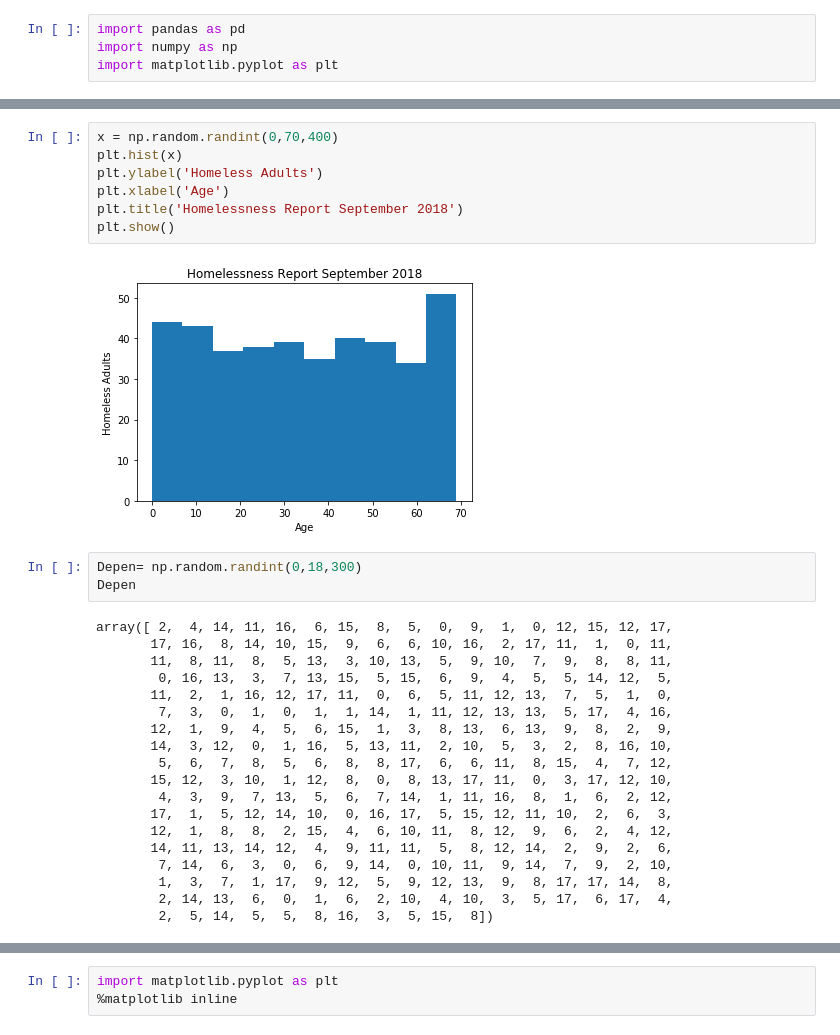
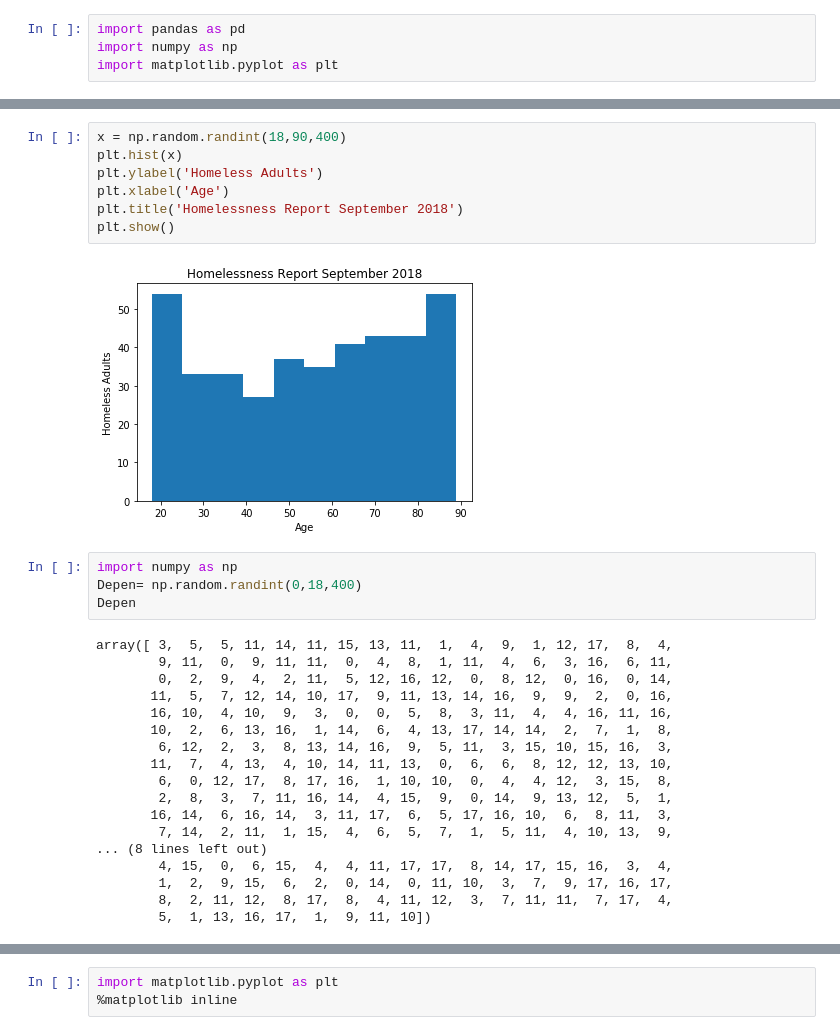
Before and after one commit to MarianneLawless/Programming-DA-Project, a Jupyter notebook: Programming for Data Analysis Project 2018.ipynb, the cells around one changed output, grey strips where cells are left out. Saved outputs shown, nothing was run; the diff lists cells and outputs as text.

```diff
--- a/Programming for Data Analysis Project 2018.ipynb
+++ b/Programming for Data Analysis Project 2018.ipynb
@@ -129,31 +138,31 @@ np.median(age)
 # %%
-x = np.random.randint(0,70,400)
+x = np.random.randint(18,90,400)
 plt.hist(x)
 plt.ylabel('Homeless Adults')
 plt.xlabel('Age')
 plt.title('Homelessness Report September 2018')
 plt.show()
 # %% [output]
-[figure, old version]
+[figure, new version]
 # %%
-Depen= np.random.randint(0,18,300)
+import numpy as np
+Depen= np.random.randint(0,18,400)
 Depen
 # %% [output]
-array([ 2,  4, 14, 11, 16,  6, 15,  8,  5,  0,  9,  1,  0, 12, 15, 12, 17,
-       17, 16,  8, 14, 10, 15,  9,  6,  6, 10, 16,  2, 17, 11,  1,  0, 11,
-       11,  8, 11,  8,  5, 13,  3, 10, 13,  5,  9, 10,  7,  9,  8,  8, 11,
-        0, 16, 13,  3,  7, 13, 15,  5, 15,  6,  9,  4,  5,  5, 14, 12,  5,
-       11,  2,  1, 16, 12, 17, 11,  0,  6,  5, 11, 12, 13,  7,  5,  1,  0,
-        7,  3,  0,  1,  0,  1,  1, 14,  1, 11, 12, 13, 13,  5, 17,  4, 16,
-       12,  1,  9,  4,  5,  6, 15,  1,  3,  8, 13,  6, 13,  9,  8,  2,  9,
-       14,  3, 12,  0,  1, 16,  5, 13, 11,  2, 10,  5,  3,  2,  8, 16, 10,
-        5,  6,  7,  8,  5,  6,  8,  8, 17,  6,  6, 11,  8, 15,  4,  7, 12,
-       15, 12,  3, 10,  1, 12,  8,  0,  8, 13, 17, 11,  0,  3, 17, 12, 10,
-        4,  3,  9,  7, 13,  5,  6,  7, 14,  1, 11, 16,  8,  1,  6,  2, 12,
-       17,  1,  5, 12, 14, 10,  0, 16, 17,  5, 15, 12, 11, 10,  2,  6,  3,
-       12,  1,  8,  8,  2, 15,  4,  6, 10, 11,  8, 12,  9,  6,  2,  4, 12,
-       14, 11, 13, 14, 12,  4,  9, 11, 11,  5,  8, 12, 14,  2,  9,  2,  6,
-        7, 14,  6,  3,  0,  6,  9, 14,  0, 10, 11,  9, 14,  7,  9,  2, 10,
-        1,  3,  7,  1, 17,  9, 12,  5,  9, 12, 13,  9,  8, 17, 17, 14,  8,
-        2, 14, 13,  6,  0,  1,  6,  2, 10,  4, 10,  3,  5, 17,  6, 17,  4,
-        2,  5, 14,  5,  5,  8, 16,  3,  5, 15,  8])
+array([ 3,  5,  5, 11, 14, 11, 15, 13, 11,  1,  4,  9,  1, 12, 17,  8,  4,
+        9, 11,  0,  9, 11, 11,  0,  4,  8,  1, 11,  4,  6,  3, 16,  6, 11,
+        0,  2,  9,  4,  2, 11,  5, 12, 16, 12,  0,  8, 12,  0, 16,  0, 14,
+       11,  5,  7, 12, 14, 10, 17,  9, 11, 13, 14, 16,  9,  9,  2,  0, 16,
+       16, 10,  4, 10,  9,  3,  0,  0,  5,  8,  3, 11,  4,  4, 16, 11, 16,
+       10,  2,  6, 13, 16,  1, 14,  6,  4, 13, 17, 14, 14,  2,  7,  1,  8,
+        6, 12,  2,  3,  8, 13, 14, 16,  9,  5, 11,  3, 15, 10, 15, 16,  3,
+       11,  7,  4, 13,  4, 10, 14, 11, 13,  0,  6,  6,  8, 12, 12, 13, 10,
+        6,  0, 12, 17,  8, 17, 16,  1, 10, 10,  0,  4,  4, 12,  3, 15,  8,
+        2,  8,  3,  7, 11, 16, 14,  4, 15,  9,  0, 14,  9, 13, 12,  5,  1,
+       16, 14,  6, 16, 14,  3, 11, 17,  6,  5, 17, 16, 10,  6,  8, 11,  3,
+        7, 14,  2, 11,  1, 15,  4,  6,  5,  7,  1,  5, 11,  4, 10, 13,  9,
+... (8 lines left out)
+        4, 15,  0,  6, 15,  4,  4, 11, 17, 17,  8, 14, 17, 15, 16,  3,  4,
+        1,  2,  9, 15,  6,  2,  0, 14,  0, 11, 10,  3,  7,  9, 17, 16, 17,
+        8,  2, 11, 12,  8, 17,  8,  4, 11, 12,  3,  7, 11, 11,  7, 17,  4,
+        5,  1, 13, 16, 17,  1,  9, 11, 10])
```
Also changed, not shown: parts of 26 cells of this notebook.
